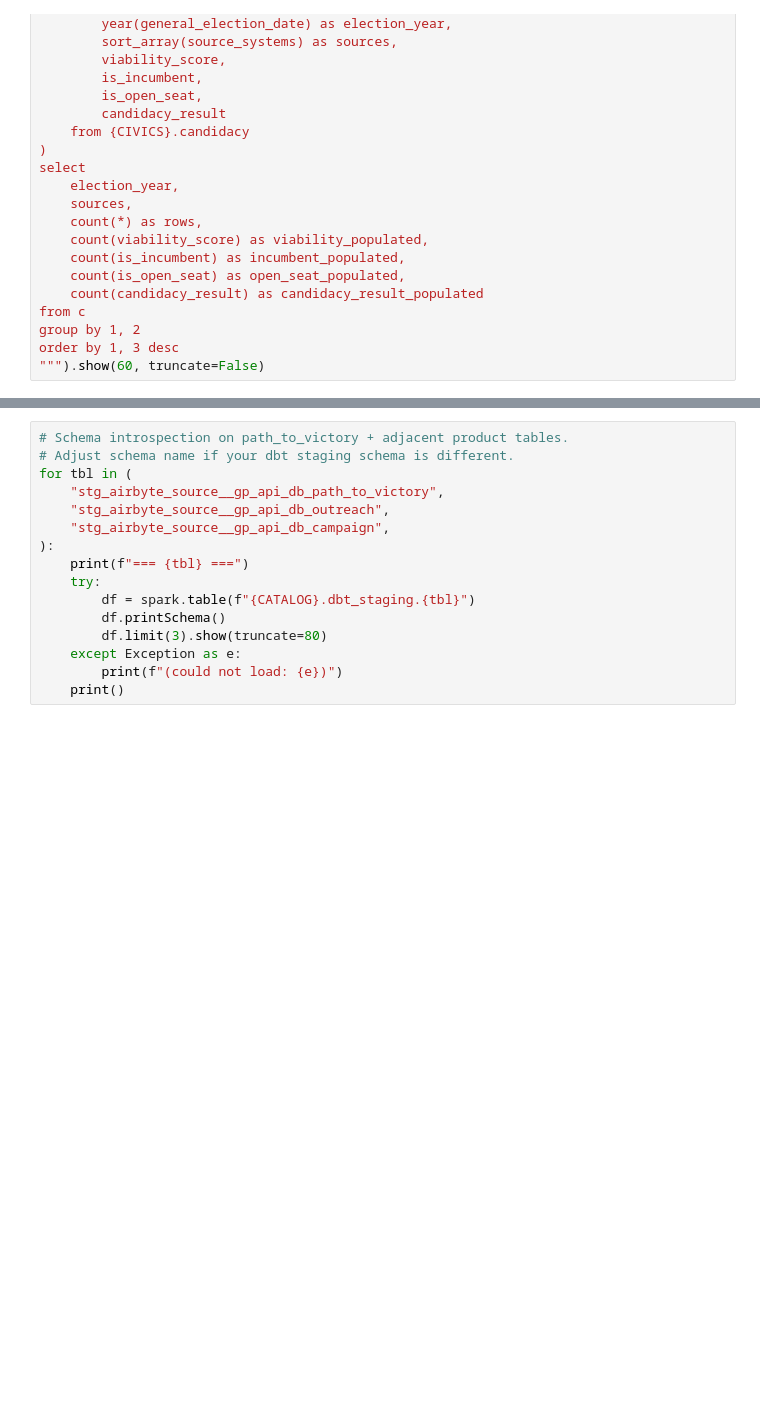
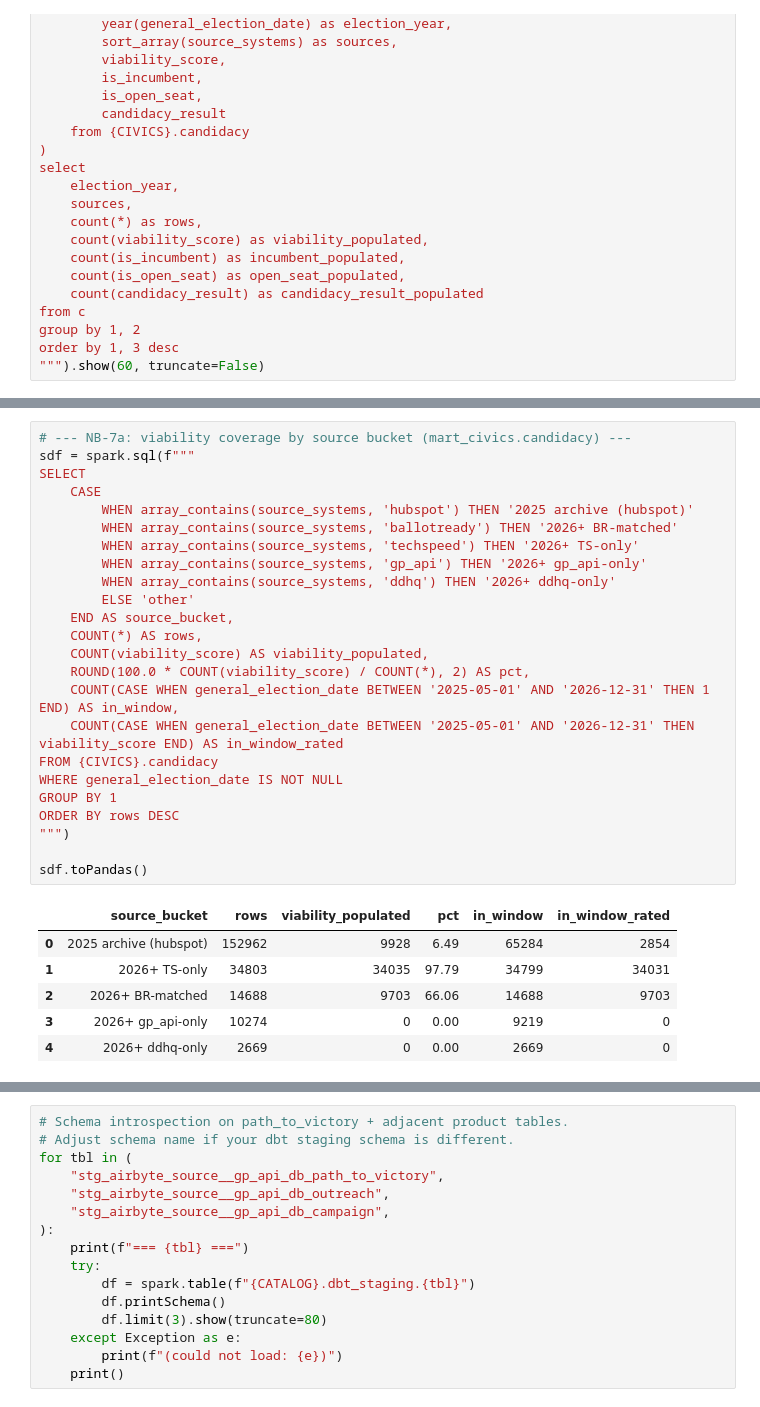
Before and after one commit to thegoodparty/gp-data-platform, a Jupyter notebook: analytics/win_outcomes_scout/notebooks/inventory_queries.ipynb, the cells around one changed output, grey strips where cells are left out. Cells and saved outputs as stored; diff of their text form; blank space fills up the shorter version.

```diff
--- a/analytics/win_outcomes_scout/notebooks/inventory_queries.ipynb
+++ b/analytics/win_outcomes_scout/notebooks/inventory_queries.ipynb
@@ -175,0 +558,31 @@ Maps to INVENTORY.md "Source 3.8" and "Source 5.4". Inspect `path_to_victory` an
+# %%
+# --- NB-7a: viability coverage by source bucket (mart_civics.candidacy) ---
+sdf = spark.sql(f"""
+SELECT
+    CASE
+        WHEN array_contains(source_systems, 'hubspot') THEN '2025 archive (hubspot)'
+        WHEN array_contains(source_systems, 'ballotready') THEN '2026+ BR-matched'
+        WHEN array_contains(source_systems, 'techspeed') THEN '2026+ TS-only'
+        WHEN array_contains(source_systems, 'gp_api') THEN '2026+ gp_api-only'
+        WHEN array_contains(source_systems, 'ddhq') THEN '2026+ ddhq-only'
+        ELSE 'other'
+    END AS source_bucket,
+    COUNT(*) AS rows,
+    COUNT(viability_score) AS viability_populated,
+    ROUND(100.0 * COUNT(viability_score) / COUNT(*), 2) AS pct,
+    COUNT(CASE WHEN general_election_date BETWEEN '2025-05-01' AND '2026-12-31' THEN 1 END) AS in_window,
+    COUNT(CASE WHEN general_election_date BETWEEN '2025-05-01' AND '2026-12-31' THEN viability_score END) AS in_window_rated
+FROM {CIVICS}.candidacy
+WHERE general_election_date IS NOT NULL
+GROUP BY 1
+ORDER BY rows DESC
+""")
+
+sdf.toPandas()
+# %% [output]
+|  | source_bucket | rows | viability_populated | pct | in_window | in_window_rated |
+| 0 | 2025 archive (hubspot) | 152962 | 9928 | 6.49 | 65284 | 2854 |
+| 1 | 2026+ TS-only | 34803 | 34035 | 97.79 | 34799 | 34031 |
+| 2 | 2026+ BR-matched | 14688 | 9703 | 66.06 | 14688 | 9703 |
+| 3 | 2026+ gp_api-only | 10274 | 0 | 0.00 | 9219 | 0 |
+| 4 | 2026+ ddhq-only | 2669 | 0 | 0.00 | 2669 | 0 |
```
Also changed, not shown: parts of 45 cells of this notebook, 1 other file.
